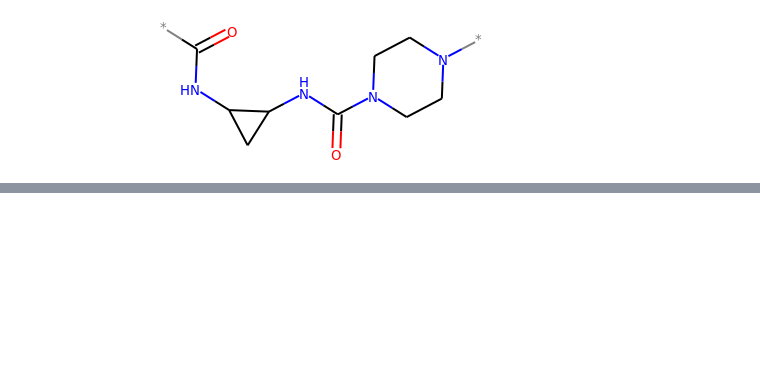
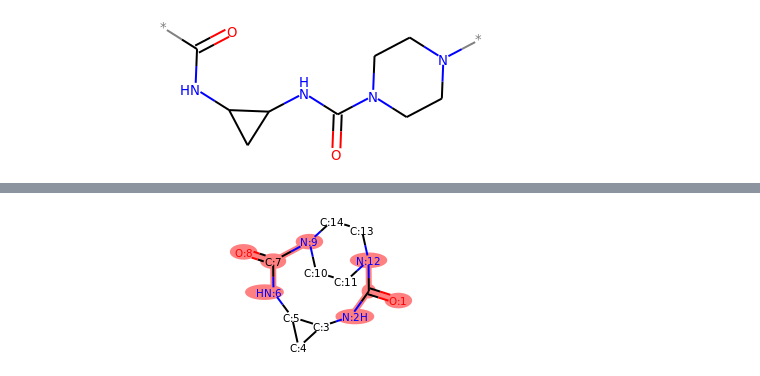
Before and after one commit to rishigurnani/hMOFs-Snurr, a Jupyter notebook: fall20_mse_8803_2.ipynb, the cells around one changed output, grey strips where cells are left out. Cells and saved outputs as stored; diff of their text form; code cells hidden in the pictures; blank space fills up the shorter version.

```diff
--- a/fall20_mse_8803_2.ipynb
+++ b/fall20_mse_8803_2.ipynb
@@ -1418,0 +1426,6 @@ did not match C++ signature:
+# %%
+a_inh,a_ic,a_io,a_in = match_pair[0]
+b_inh,b_ic,b_io,b_in = match_pair[1]
+ru.mol_with_atom_index(pm)
+# %% [output]
+[figure, added]
```
Also changed, not shown: parts of 16 cells of this notebook, 1 other file.
